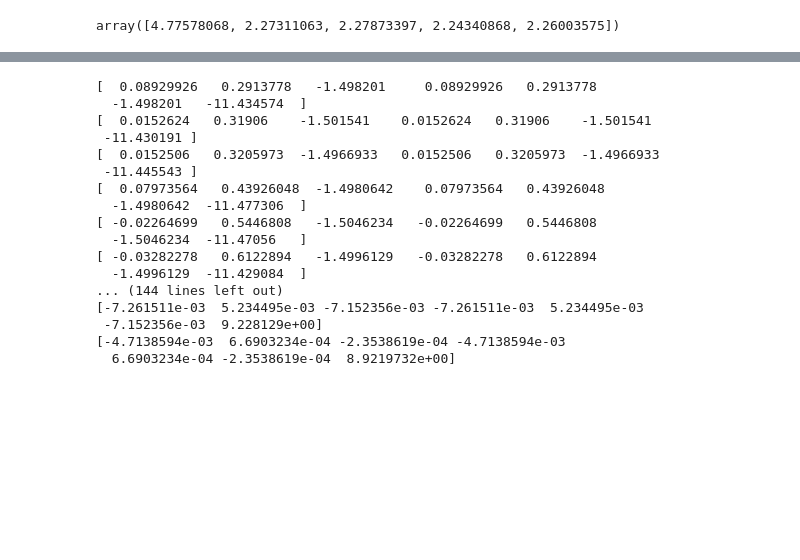
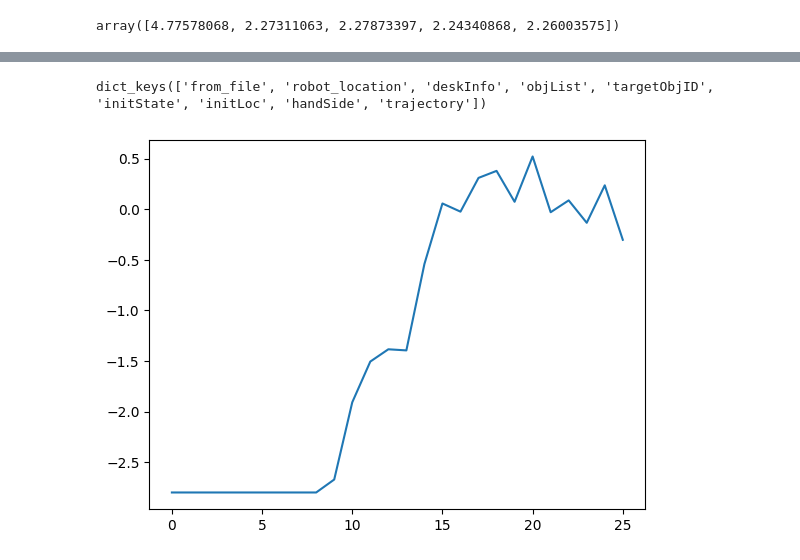
Before and after one commit to abliao/SeaWave, a Jupyter notebook: src/test.ipynb, the cells around one changed output, grey strips where cells are left out. Saved outputs shown, nothing was run; the diff lists cells and outputs as text; code cells hidden in the pictures; blank space fills up the shorter version.

```diff
--- a/src/test.ipynb
+++ b/src/test.ipynb
@@ -162,0 +210,11 @@ KeyboardInterrupt:
+# %%
+import time
+sensor = sim.getSensorsData(handSide='All',type='full')
+middle = np.array(sensor[-10]['data'])
+for path in paths:
+    sim.moveHand(*path[3:6],handSide=handSide,gap=0.3,keep_rpy=(0,0,0))
+    middle+=path[3:6]
+    if path[-1]==1 and sim.grasp_state['Right']!=1:
+        sim.grasp(handSide=handSide)
+        time.sleep(1)
+    print(middle,sim.getSensorsData(handSide='All',type='full')[-10]['data'])
@@ -695,21 +751,4 @@ with open('../../tmp/trajectory.pkl','rb') as f:
-# %%
-for frame in data[2]['track']:
-    print(frame)
-# %% [output]
-[  0.08929926   0.2913778   -1.498201     0.08929926   0.2913778
-  -1.498201   -11.434574  ]
-[  0.0152624   0.31906    -1.501541    0.0152624   0.31906    -1.501541
- -11.430191 ]
-[  0.0152506   0.3205973  -1.4966933   0.0152506   0.3205973  -1.4966933
- -11.445543 ]
-[  0.07973564   0.43926048  -1.4980642    0.07973564   0.43926048
-  -1.4980642  -11.477306  ]
-[ -0.02264699   0.5446808   -1.5046234   -0.02264699   0.5446808
-  -1.5046234  -11.47056   ]
-[ -0.03282278   0.6122894   -1.4996129   -0.03282278   0.6122894
-  -1.4996129  -11.429084  ]
-... (144 lines left out)
-[-7.261511e-03  5.234495e-03 -7.152356e-03 -7.261511e-03  5.234495e-03
- -7.152356e-03  9.228129e+00]
-[-4.7138594e-03  6.6903234e-04 -2.3538619e-04 -4.7138594e-03
-  6.6903234e-04 -2.3538619e-04  8.9219732e+00]
+# %%
+data.keys()
+# %% [output]
+dict_keys(['from_file', 'robot_location', 'deskInfo', 'objList', 'targetObjID', 'initState', 'initLoc', 'handSide', 'trajectory'])
@@ -715,0 +759,36 @@ for frame in data[2]['track']:
+# %%
+import re
+f=open('../../Imitation_data//RLexpert/0718_single_merge_data.txt')
+
+data=[]
+for line in f.readlines():
+    line = line.strip('\n')
+    data.append(line)
+
+datas=[]
+last_index=0
+for i in range(len(data)):
+    if data[i]=='':
+        datas.append(data[last_index:i])
+        last_index=i+1
+df=[]
+for i in datas:
+    data=[]
+    for j in i:
+        result = re.split(',|;', j)
+        numbers=list(map(float, result))
+        data.append(numbers)
+    df.append(data)
+# %%
+import numpy as np
+import matplotlib.pyplot as plt
+data=np.array(df[0][1:])
+import numpy as np
+
+data = np.diff(data, axis=0)
+# data = np.vstack((data[0], updated_arr))
+
+plt.plot(data[:,2])
+plt.show()
+# %% [output]
+[figure, added]
```
Also changed, not shown: parts of 45 cells of this notebook, 3 other files.
